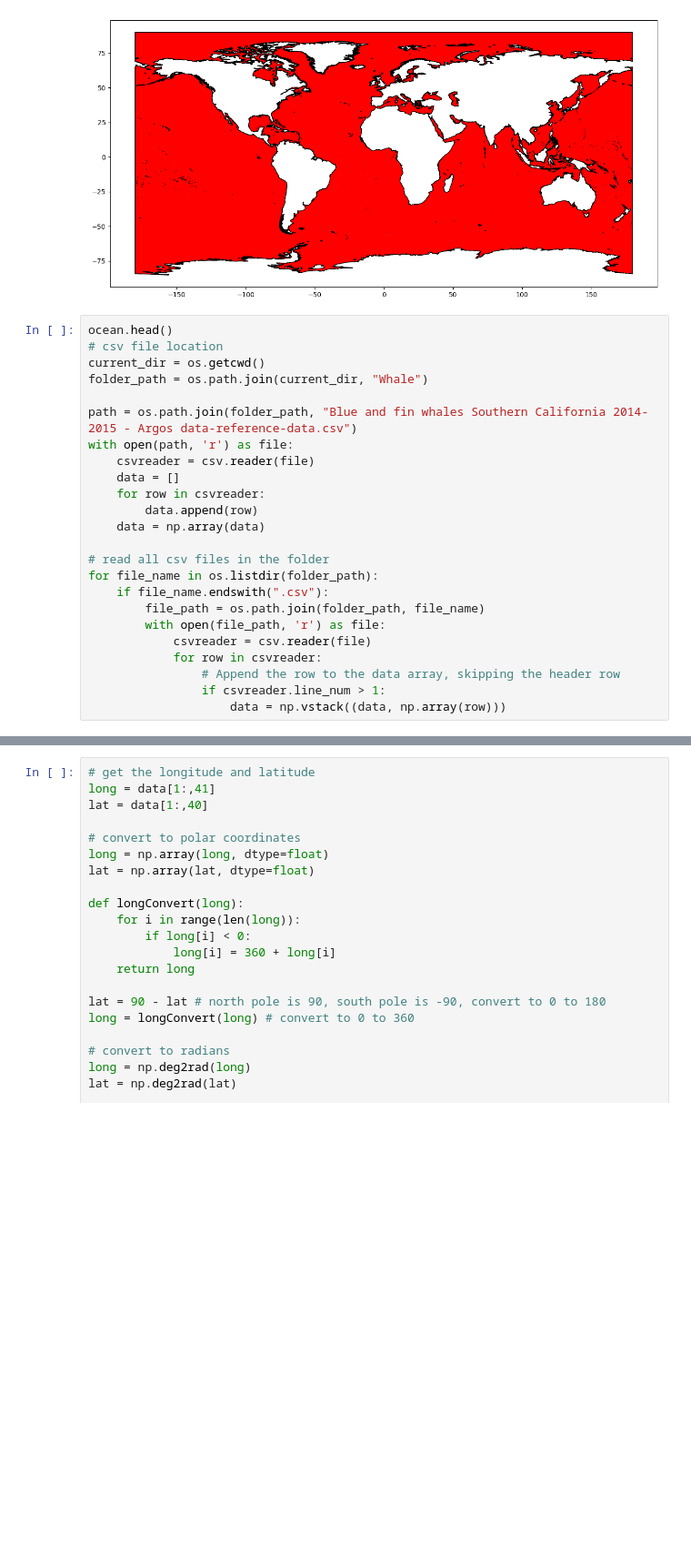
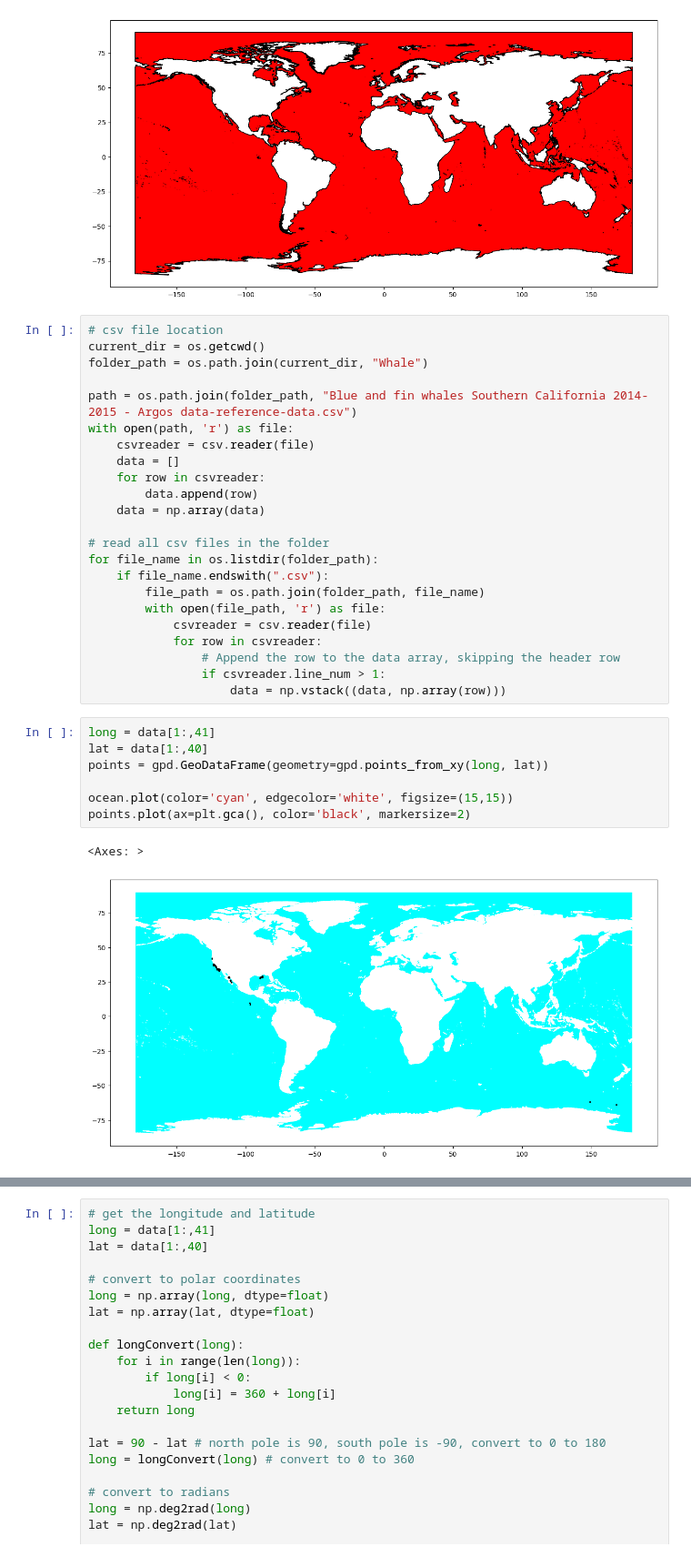
Before and after one commit to Muhanzhaokmp228/Bachelor-project, a Jupyter notebook: Code/Realdata.ipynb, the cells around one changed output, grey strips where cells are left out. Shown: that part at 91% size. Drawn from its saved outputs; the diff is of its cells as text; blank space fills up the shorter version.

Commit message:
plot points on shp

```diff
--- a/Code/Realdata.ipynb
+++ b/Code/Realdata.ipynb
@@ -30,7 +30,6 @@ plt.savefig('ocean.png')
 # %% [output]
 [figure]
 # %%
-ocean.head()
 # csv file location
 current_dir = os.getcwd()
 folder_path = os.path.join(current_dir, "Whale")
@@ -53,6 +52,16 @@ for file_name in os.listdir(folder_path):
                 # Append the row to the data array, skipping the header row
                 if csvreader.line_num > 1:
                     data = np.vstack((data, np.array(row)))
+# %%
+long = data[1:,41]
+lat = data[1:,40]
+points = gpd.GeoDataFrame(geometry=gpd.points_from_xy(long, lat))
+
+ocean.plot(color='cyan', edgecolor='white', figsize=(15,15))
+points.plot(ax=plt.gca(), color='black', markersize=2)
+# %% [output]
+<Axes: >
+[figure, added]
 # %%
 #Source: https://www.geeksforgeeks.org/how-to-read-all-csv-files-in-a-folder-in-pandas/
 # use glob to get all the csv files
```
Also changed, not shown: parts of 1 cell of this notebook, 4 other files.
